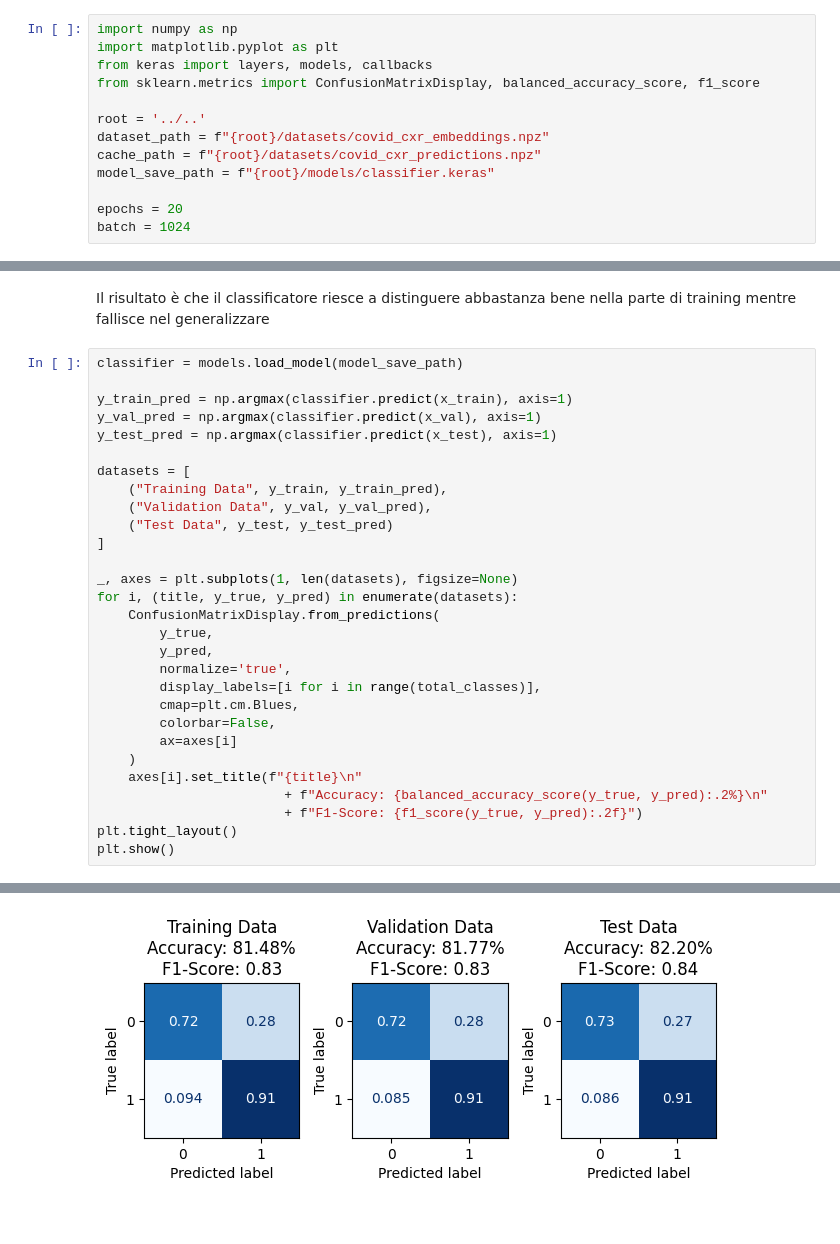
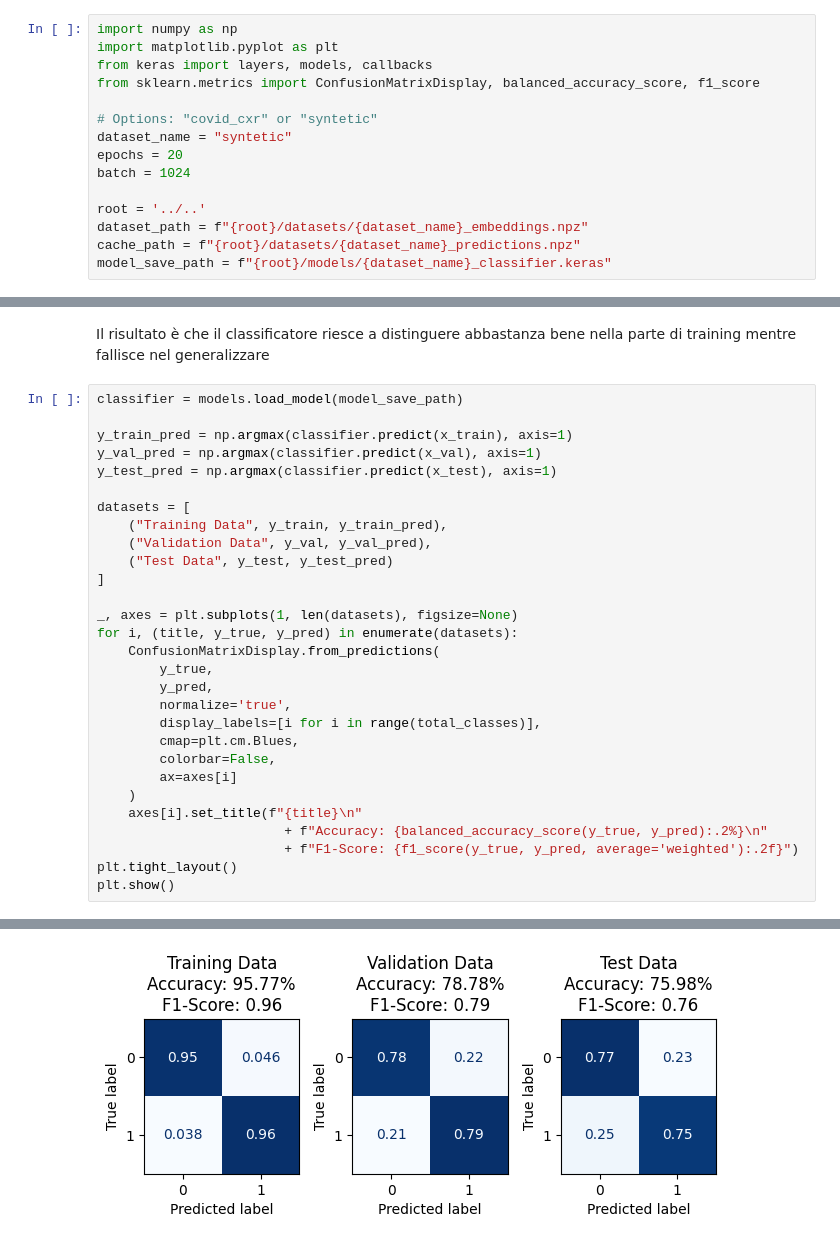
Before and after one commit to Berack96/upo-AIContrastive, a Jupyter notebook: src/chexnet/training_classifier.ipynb, the cells around one changed output, grey strips where cells are left out. Drawn from its saved outputs; the diff is of its cells as text.

```diff
--- a/src/chexnet/training_classifier.ipynb
+++ b/src/chexnet/training_classifier.ipynb
@@ -8,13 +8,15 @@ import matplotlib.pyplot as plt
 from keras import layers, models, callbacks
 from sklearn.metrics import ConfusionMatrixDisplay, balanced_accuracy_score, f1_score
 
-root = '../..'
-dataset_path = f"{root}/datasets/covid_cxr_embeddings.npz"
-cache_path = f"{root}/datasets/covid_cxr_predictions.npz"
-model_save_path = f"{root}/models/classifier.keras"
-
+# Options: "covid_cxr" or "syntetic"
+dataset_name = "syntetic"
 epochs = 20
 batch = 1024
+
+root = '../..'
+dataset_path = f"{root}/datasets/{dataset_name}_embeddings.npz"
+cache_path = f"{root}/datasets/{dataset_name}_predictions.npz"
+model_save_path = f"{root}/models/{dataset_name}_classifier.keras"
 # %% [markdown]
 Il dataset (già modificato in embeddings) viene caricato in modo da avere in input le rappresentazioni latenti delle immagini e la classe a cui appartiene.
 # %%
@@ -167,7 +167,7 @@ for i, (title, y_true, y_pred) in enumerate(datasets):
     )
     axes[i].set_title(f"{title}\n"
                         + f"Accuracy: {balanced_accuracy_score(y_true, y_pred):.2%}\n"
-                        + f"F1-Score: {f1_score(y_true, y_pred):.2f}")
+                        + f"F1-Score: {f1_score(y_true, y_pred, average='weighted'):.2f}")
 plt.tight_layout()
 plt.show()
 # %% [output]
@@ -177,4 +177,4 @@ plt.show()
-[figure, old version]
+[figure, new version]
 # %%
 # Save the embeddings predictions and true labels
 print(f"Shapes: "
```
Also changed, not shown: parts of 6 cells of this notebook, 6 other files.
